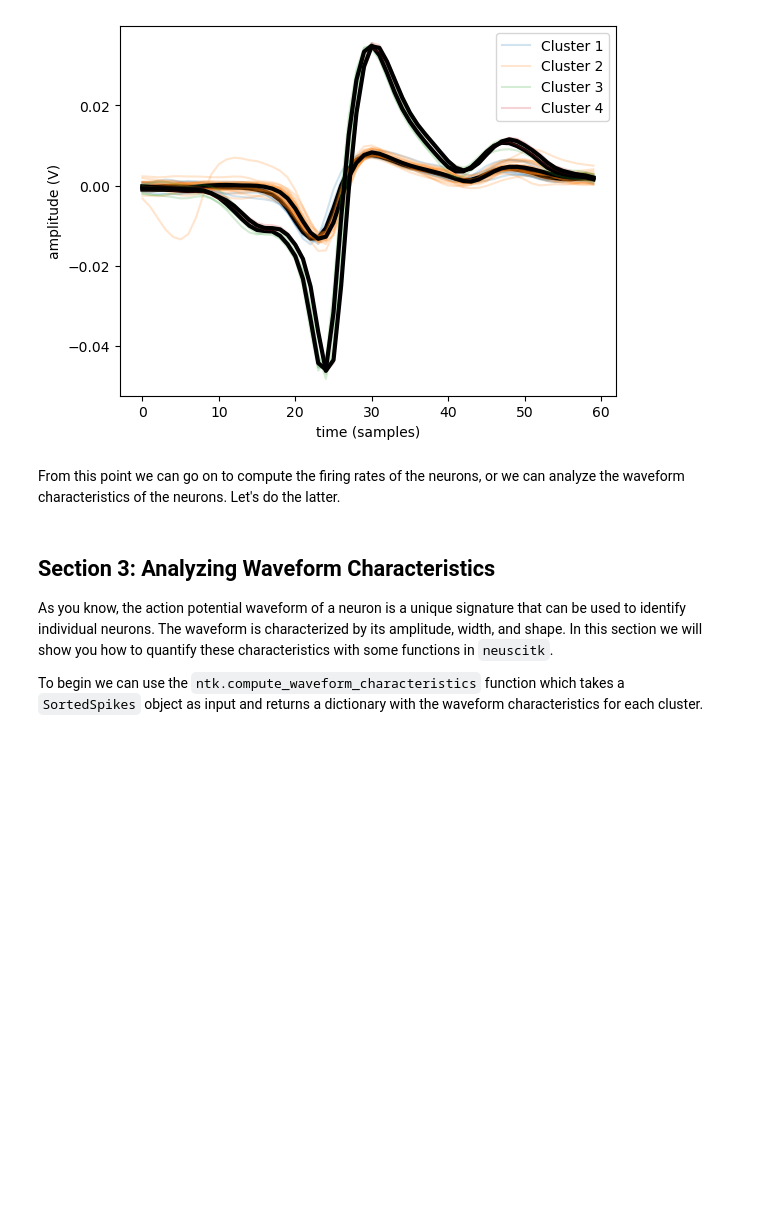
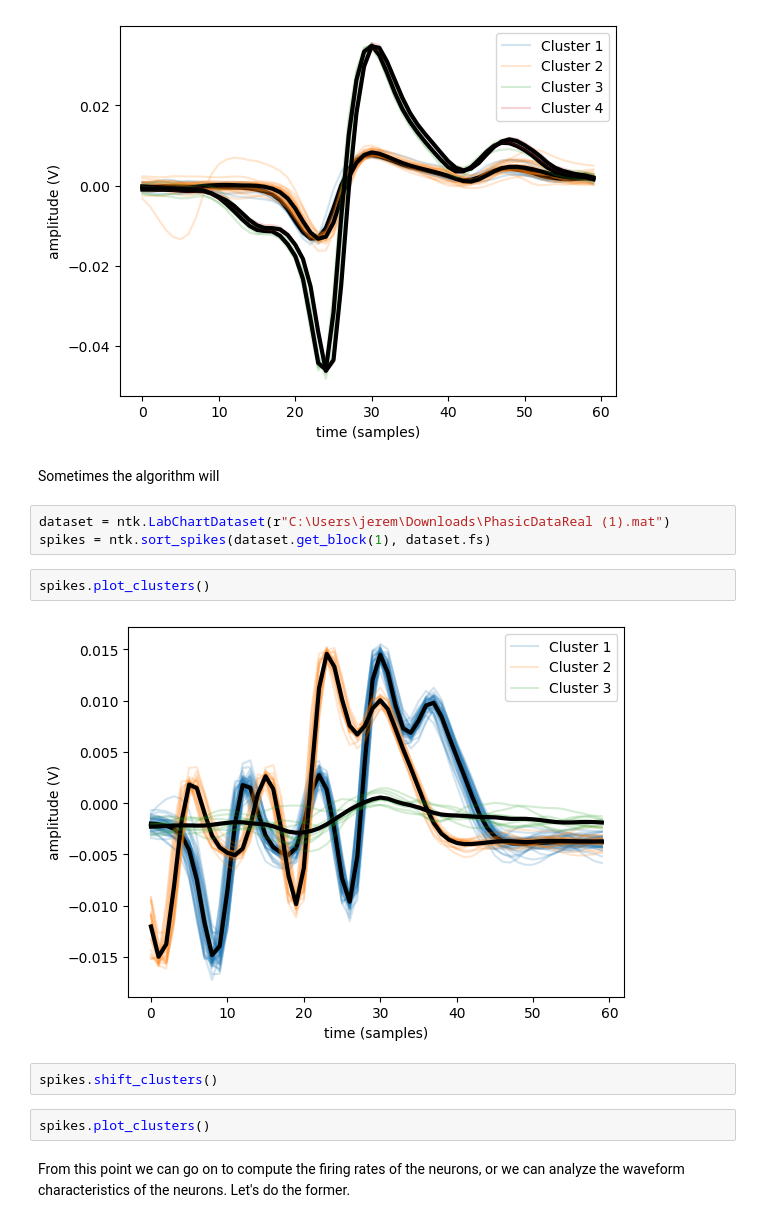
Before and after one commit to jeremyschroeter/neusci440, a Jupyter notebook: neuscitk_tutorial.ipynb, the cells around one changed output. Drawn from its saved outputs; the diff is of its cells as text; blank space fills up the shorter version.

```diff
--- a/neuscitk_tutorial.ipynb
+++ b/neuscitk_tutorial.ipynb
@@ -162,11 +166,18 @@ The `SortedSpikes` object should have updated automatically, and you can access
 sorting_results.plot_clusters()
 # %% [output]
 [figure]
+# %% [markdown]
+Sometimes the algorithm will
+# %%
+dataset = ntk.LabChartDataset(r"C:\Users\jerem\Downloads\PhasicDataReal (1).mat")
+spikes = ntk.sort_spikes(dataset.get_block(1), dataset.fs)
+# %%
+spikes.plot_clusters()
+# %% [output]
+[figure, added]
+# %%
+spikes.shift_clusters()
+# %%
+spikes.plot_clusters()
 # %% [markdown]
-From this point we can go on to compute the firing rates of the neurons, or we can analyze the waveform characteristics of the neurons. Let's do the latter.
+From this point we can go on to compute the firing rates of the neurons, or we can analyze the waveform characteristics of the neurons. Let's do the former.
-# %% [markdown]
-## Section 3: Analyzing Waveform Characteristics
-
-As you know, the action potential waveform of a neuron is a unique signature that can be used to identify individual neurons. The waveform is characterized by its amplitude, width, and shape. In this section we will show you how to quantify these characteristics with some functions in `neuscitk`.
-
-To begin we can use the `ntk.compute_waveform_characteristics` function which takes a `SortedSpikes` object as input and returns a dictionary with the waveform characteristics for each cluster.
```
Also changed, not shown: parts of 9 cells of this notebook, 7 other files.
